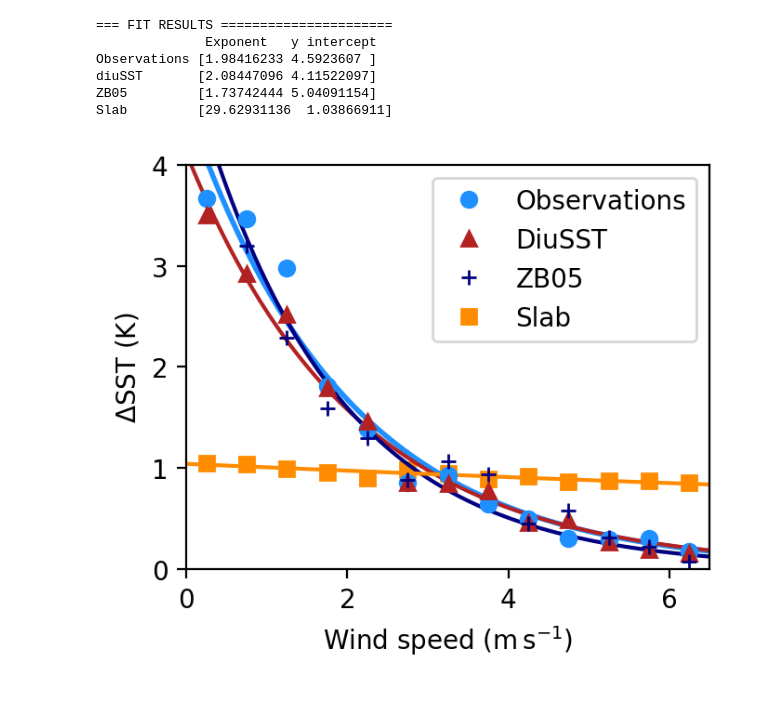
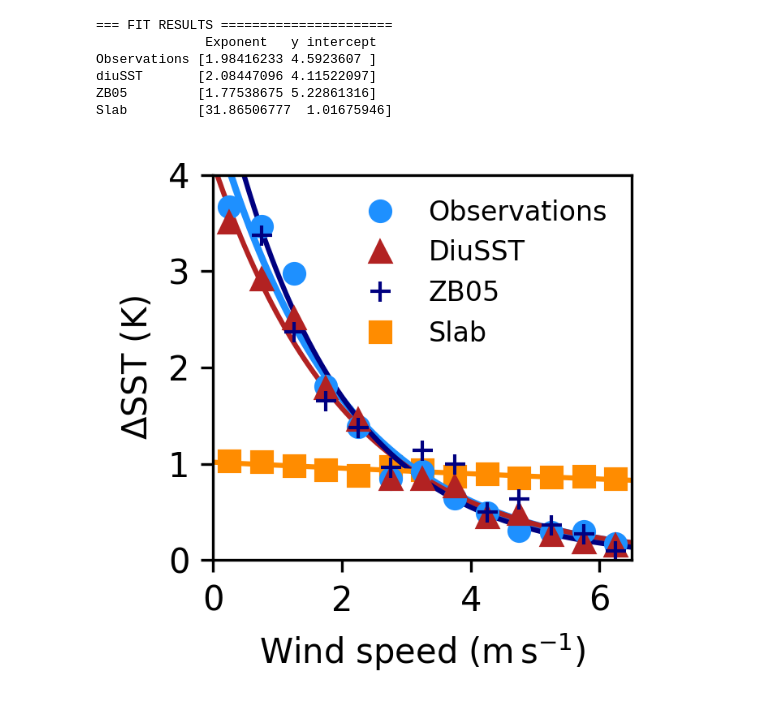
Before and after one commit to reykboerner/diusst, a Jupyter notebook: scripts/figs/paper_fig8.ipynb, the cells around one changed output. Saved outputs shown, nothing was run; the diff lists cells and outputs as text; code cells hidden in the pictures.

```diff
--- a/scripts/figs/paper_fig8.ipynb
+++ b/scripts/figs/paper_fig8.ipynb
@@ -9,10 +9,21 @@ from iminuit import Minuit
 from iminuit.cost import LeastSquares
 # %%
 data = xr.load_dataset('../../input_data/moce5/moce5_dataset.cdf', decode_timedelta=False)
-simu_diusst = np.load('../../output_files/simu_diusst.npy', allow_pickle=True)
-simu_zb05 = np.load('../../output_files/simu_zb05.npy', allow_pickle=True)
-simu_slab = np.load('../../output_files/simu_slab.npy', allow_pickle=True)
-simu_const = np.load('../../output_files/simu_const.npy', allow_pickle=True)
+#simu_diusst = np.load('../../output_files/simu_diusst.npy.npz', allow_pickle=True)
+#simu_zb05 = np.load('../../output_files/simu_zb05.npy.npz', allow_pickle=True)
+#simu_slab = np.load('../../output_files/simu_slab.npy.npz', allow_pickle=True)
+#simu_const = np.load('../../output_files/simu_const.npy.npz', allow_pickle=True)
+
+_diusst = np.load("../../output_files/simu_diusst.npy.npz")
+_zb05 = np.load("../../output_files/simu_zb05.npy.npz")
+_slab = np.load("../../output_files/simu_slab.npy.npz")
+_const = np.load("../../output_files/simu_const.npy.npz")
+
+_data = {}
+for i, container in enumerate([_diusst, _zb05, _slab, _const]):
+    _data[i] = [container[key] for key in container]
+
+simu_diusst, simu_zb05, simu_slab, simu_const = [_data[i] for i in range(4)]
 
 T_f = float(data.T_f)
 ref_idx = 20
@@ -82,35 +91,35 @@ print('Slab        ', fit_slab)
               Exponent   y intercept
 Observations [1.98416233 4.5923607 ]
 diuSST       [2.08447096 4.11522097]
-ZB05         [1.73742444 5.04091154]
-Slab         [29.62931136  1.03866911]
+ZB05         [1.77538675 5.22861316]
+Slab         [31.86506777  1.01675946]
 # %%
-fig, ax = plt.subplots(figsize=(3.5,3.),dpi=200)
+fig, ax = plt.subplots(figsize=(2.4,2.4),dpi=300)
 xx = np.linspace(0,7,100)
 ax.plot(xx,expo(xx,*fit_obs), c='dodgerblue', lw=2)
 ax.plot(xx,expo(xx,*fit_model), c='firebrick')
 ax.plot(xx,expo(xx,*fit_zb05), c='navy')
 ax.plot(xx,expo(xx,*fit_slab), c='darkorange')
 
 ax.plot(u_lower[:stop]+dw/2,np.nanmax(dsst_obs_bin_hav, axis=1)[:stop],'o', c='dodgerblue', label='Observations')
 ax.plot(u_lower[:stop]+dw/2,np.nanmax(dsst_diusst_bin_hav, axis=1)[:stop],'^', c='firebrick',label='DiuSST')
 ax.plot(u_lower[:stop]+dw/2,np.nanmax(dsst_zb05_bin_hav, axis=1)[:stop],'+', c='navy',label='ZB05')
 ax.plot(u_lower[:stop]+dw/2,np.nanmax(dsst_slab_bin_hav, axis=1)[:stop],'s', c='darkorange', label='Slab',zorder=-3)
 
 ax.set_ylim(0.01,4)
 ax.set_xlim(0,6.5)
-ax.legend()
+ax.legend(fontsize=8, frameon=False)
 
 ax.set(xlabel=r'Wind speed (m$\,$s$^{-1}$)')
 ax.set(ylabel='$\Delta$SST (K)')
 
 ax.set_ylim(0.0,4)
 ax.set(yticks=[0,1,2,3,4])
 
 plt.tight_layout()
 
-#plt.savefig("fig8_j2.pdf", bbox_inches='tight')
+plt.savefig("fig8_small3.png", bbox_inches='tight')
 
 plt.show()
 # %% [output]
-[figure, old version]
+[figure, new version]
```
Also changed, not shown: parts of 1 cell of this notebook, 7 other files.
